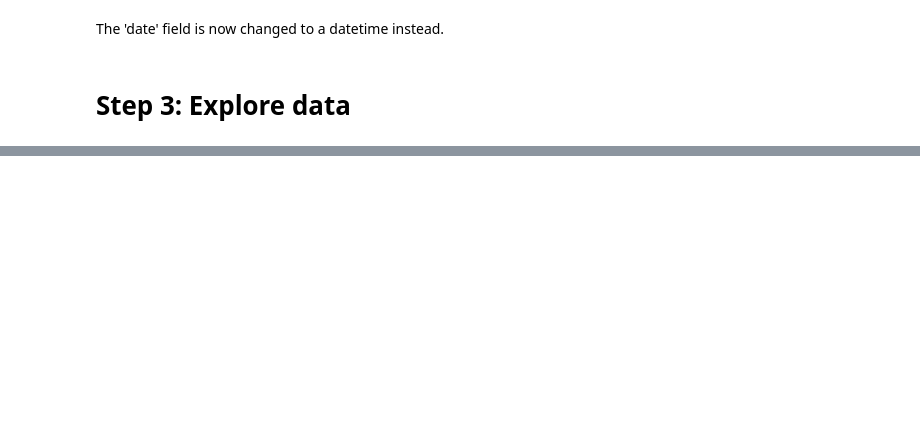
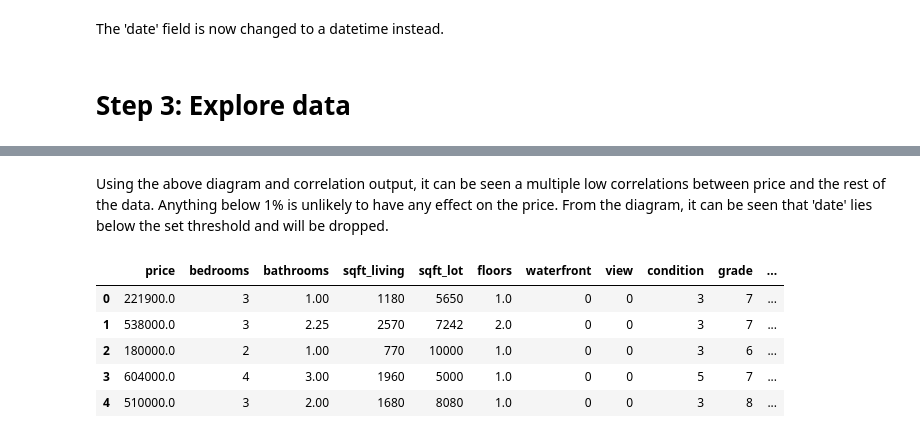
Before and after one commit to Peter537/Dat4-BI-MP3, a Jupyter notebook: house-data.ipynb, the cells around one changed output, grey strips where cells are left out. Saved outputs shown, nothing was run; the diff lists cells and outputs as text; code cells hidden in the pictures; blank space fills up the shorter version.

```diff
--- a/house-data.ipynb
+++ b/house-data.ipynb
@@ -121,0 +126,12 @@ Closest to zero: date
+# %% [markdown]
+Using the above diagram and correlation output, it can be seen a multiple low correlations between price and the rest of the data. Anything below 1% is unlikely to have any effect on the price. From the diagram, it can be seen that 'date' lies below the set threshold and will be dropped.
+# %%
+df = df.drop(['date'], axis=1)
+df.head()
+# %% [output]
+|  | price | bedrooms | bathrooms | sqft_living | sqft_lot | floors | waterfront | view | condition | grade | ... |
+| 0 | 221900.0 | 3 | 1.00 | 1180 | 5650 | 1.0 | 0 | 0 | 3 | 7 | ... |
+| 1 | 538000.0 | 3 | 2.25 | 2570 | 7242 | 2.0 | 0 | 0 | 3 | 7 | ... |
+| 2 | 180000.0 | 2 | 1.00 | 770 | 10000 | 1.0 | 0 | 0 | 3 | 6 | ... |
+| 3 | 604000.0 | 4 | 3.00 | 1960 | 5000 | 1.0 | 0 | 0 | 5 | 7 | ... |
+| 4 | 510000.0 | 3 | 2.00 | 1680 | 8080 | 1.0 | 0 | 0 | 3 | 8 | ... |
```
Also changed, not shown: parts of 7 cells of this notebook.
